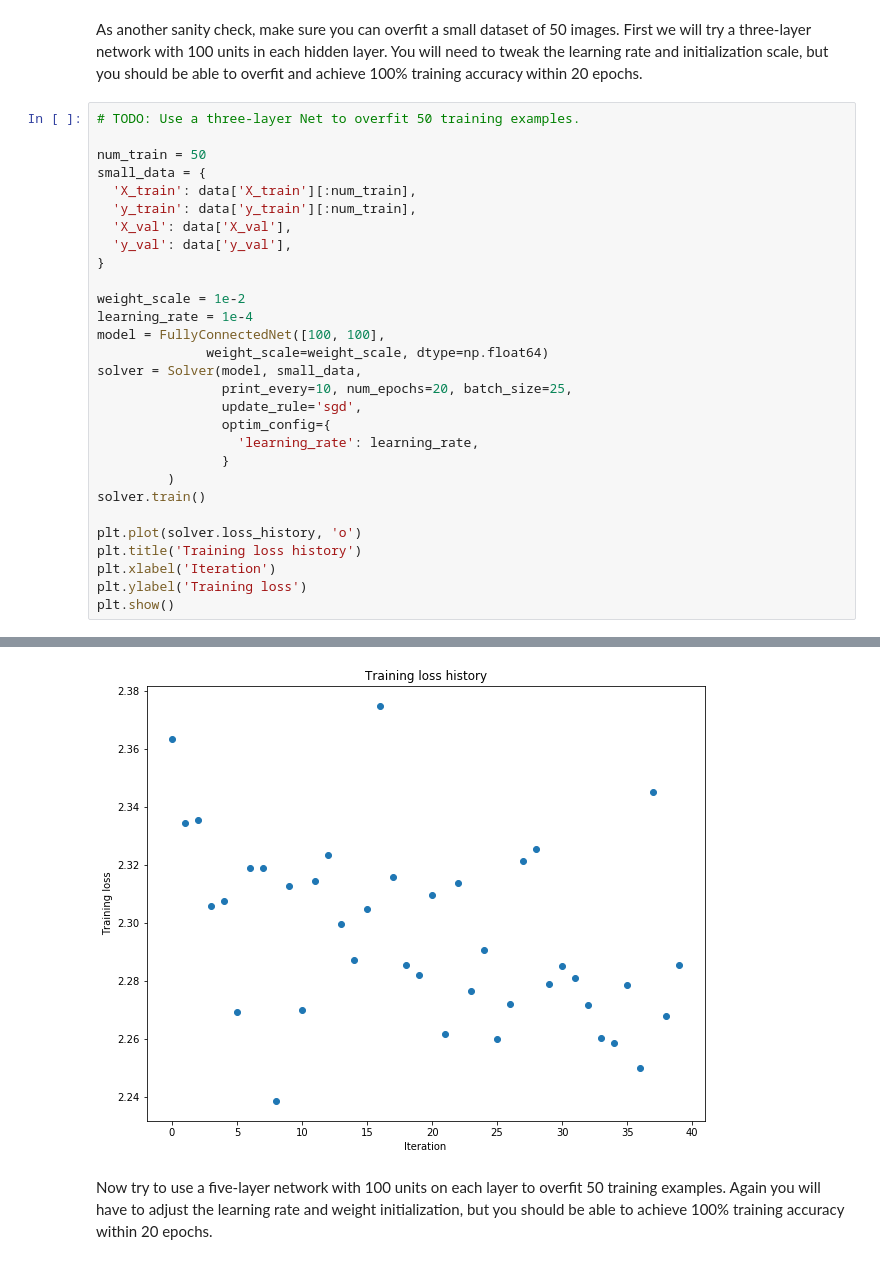
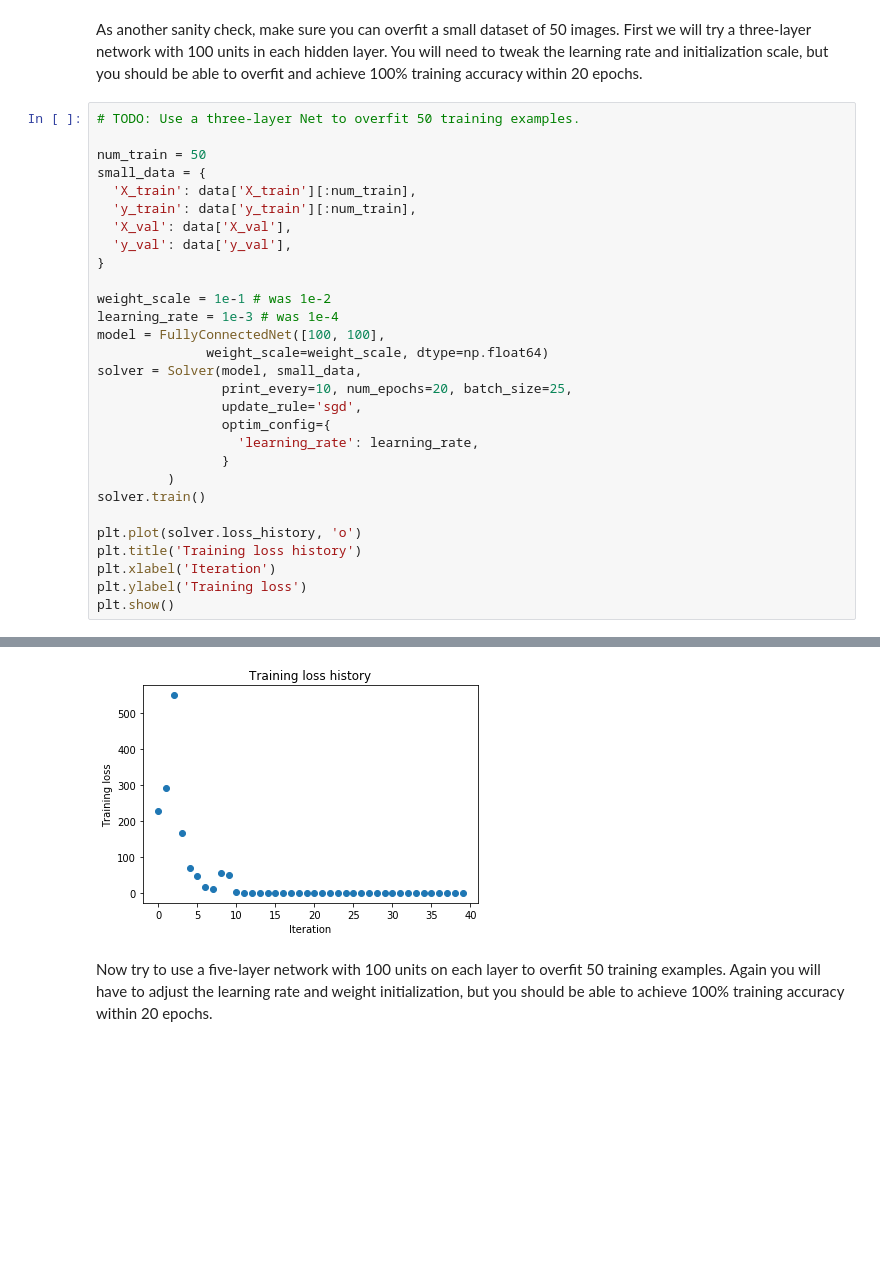
Before and after one commit to yossigw31/deeplearning, a Jupyter notebook: assignment2/FullyConnectedNets.ipynb, the cells around one changed output, grey strips where cells are left out. Cells and saved outputs as stored; diff of their text form; blank space fills up the shorter version.

```diff
--- a/assignment2/FullyConnectedNets.ipynb
+++ b/assignment2/FullyConnectedNets.ipynb
@@ -430,8 +431,8 @@ small_data = {
   'y_val': data['y_val'],
 }
 
-weight_scale = 1e-2
-learning_rate = 1e-4
+weight_scale = 1e-1 # was 1e-2
+learning_rate = 1e-3 # was 1e-4
 model = FullyConnectedNet([100, 100],
               weight_scale=weight_scale, dtype=np.float64)
 solver = Solver(model, small_data,
@@ -469,4 +470,4 @@ plt.show()
-[figure, old version]
+[figure, new version]
 # %% [markdown]
 Now try to use a five-layer network with 100 units on each layer to overfit 50 training examples. Again you will have to adjust the learning rate and weight initialization, but you should be able to achieve 100% training accuracy within 20 epochs.
 # %%
```
Also changed, not shown: parts of 6 cells of this notebook.
